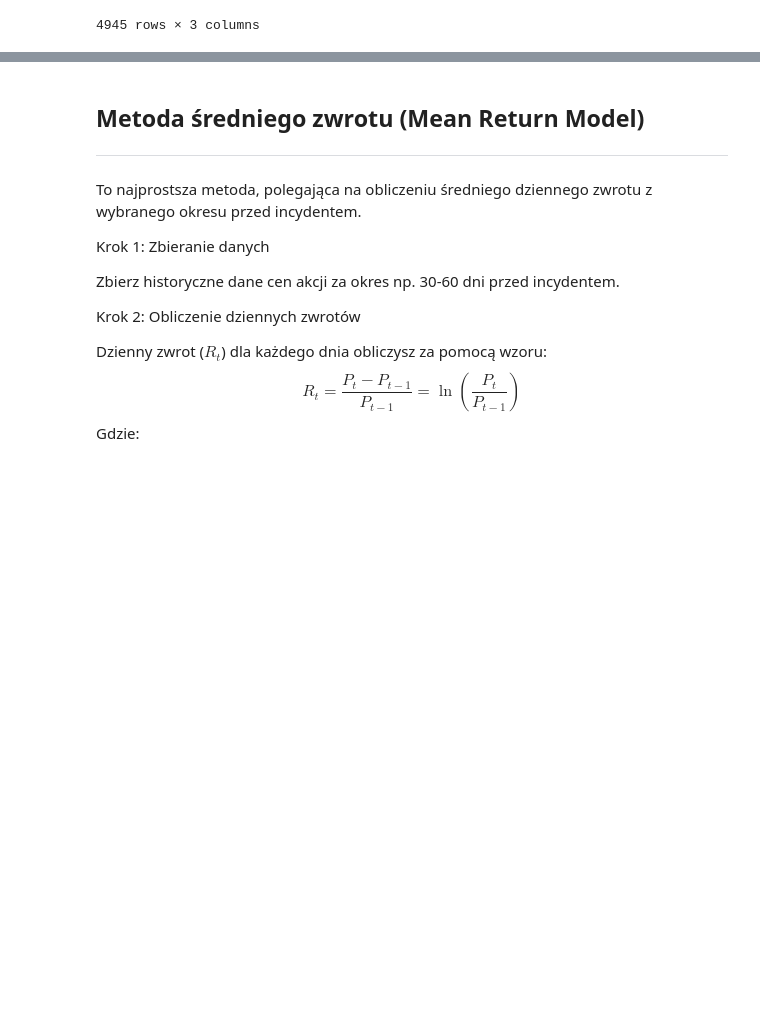
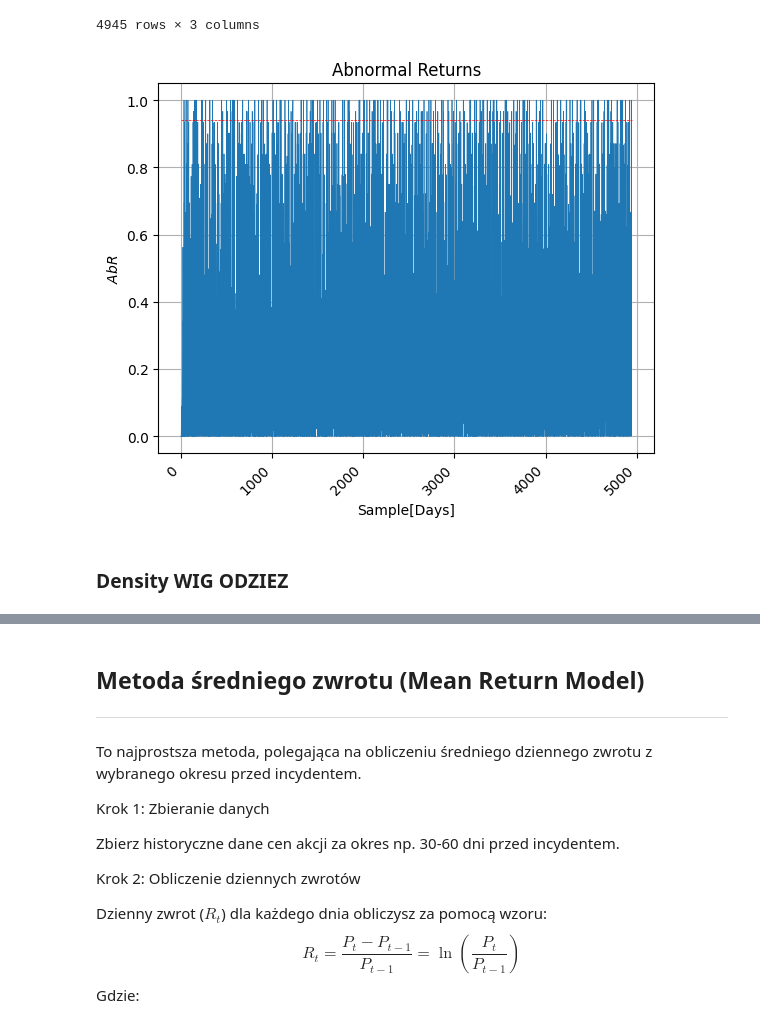
Before and after one commit to antonibezdzietny/FinancialReportsImpact, a Jupyter notebook: analysis/eventDetectionStockMarket.ipynb, the cells around one changed output, grey strips where cells are left out. Cells and saved outputs as stored; diff of their text form; code cells hidden in the pictures; blank space fills up the shorter version.

```diff
--- a/analysis/eventDetectionStockMarket.ipynb
+++ b/analysis/eventDetectionStockMarket.ipynb
@@ -72,3 +72,16 @@ market_data
 | 2024-09-26 | 176.2000 | -0.010112 | 0.000000 |
 | 2024-09-27 | 173.0000 | -0.018161 | 0.113333 |
 4945 rows × 3 columns
+# %%
+plt.plot(market_data["AbR"].to_numpy(), linewidth = 0.5)
+plt.hlines(0.94, 0, market_data["AbR"].size, "r", linestyles="dashed", linewidth = 0.5)
+plt.xticks(rotation=45, ha='right')
+plt.title("Abnormal Returns")
+plt.ylabel(r"$AbR$")
+plt.xlabel("Sample[Days]")
+plt.grid()
+plt.show()
+# %% [output]
+[figure, added]
+# %% [markdown]
+### Density WIG ODZIEZ
```
Also changed, not shown: parts of 2 cells of this notebook, 2 other files.
